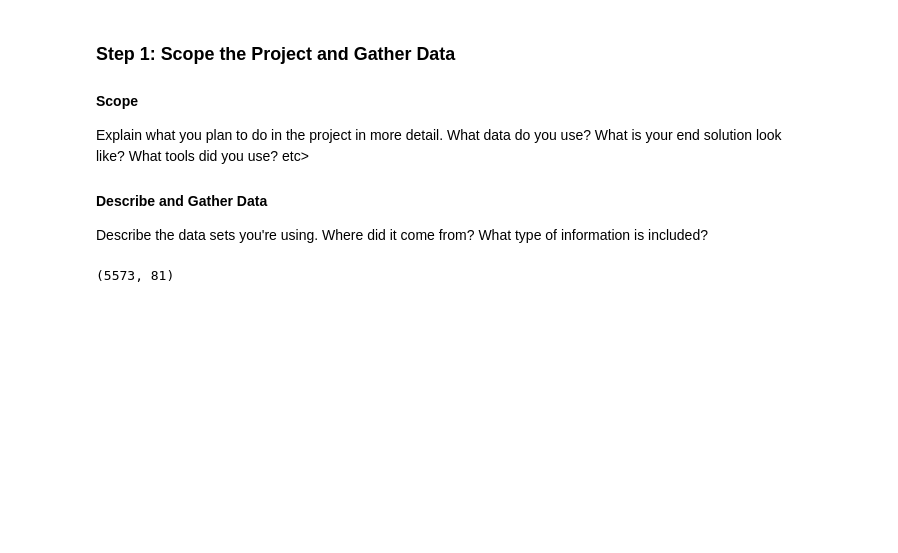
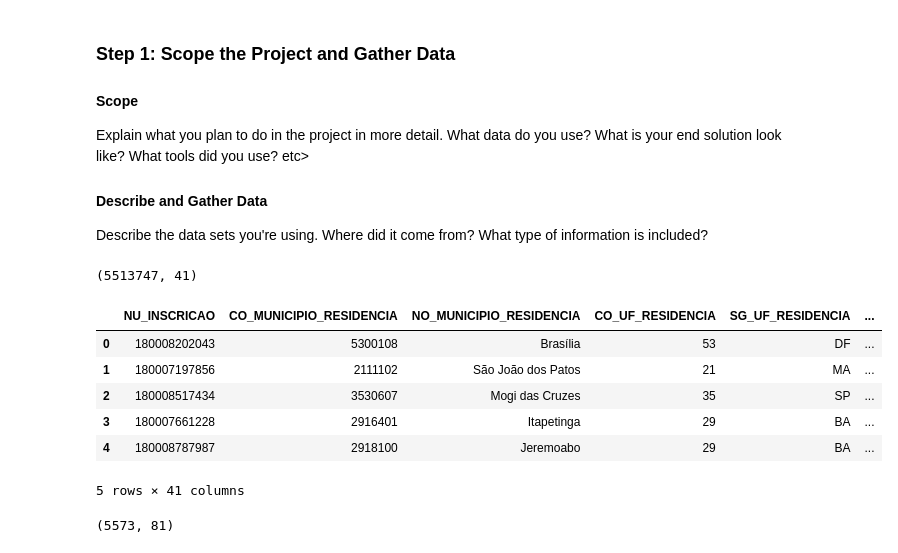
Before and after one commit to davidsondefaria/Capstone, a Jupyter notebook: Capstone Project Template.ipynb, the cells around one changed output. Drawn from its saved outputs; the diff is of its cells as text; code cells hidden in the pictures; blank space fills up the shorter version.

```diff
--- a/Capstone Project Template.ipynb
+++ b/Capstone Project Template.ipynb
@@ -24,17 +30,16 @@ This dataset is a compilation of several publicly available information about Br
 import re
 import os
 import psycopg2
-import requests
+# import requests
 import pandas as pd
+from etl import etl_process
 
 from datetime import datetime, timedelta
 
 brazil_cities_path = os.getcwd() + '/dataBrazil/brazil_cities.csv'
 brazil_cities_dictionary_path = os.getcwd() + '/dataBrazil/brazil_cities_dictionary.csv'
-brazil_cities_temperature_directory = os.getcwd() + '/dataBrazil/temperature/'
-enem_2014_path = os.getcwd() + '/dataBrazil/enem/'
-
-url_enem_2014 = 'http://download.inep.gov.br/microdados/microdados_enem2014.zip'
+enem_2018_path = os.getcwd() + '/dataBrazil/enem/enem_2018.csv'
+enem_2018_dictionary_path = os.getcwd() + '/dataBrazil/enem/enem_2018_dictionary.xlsx'
 # %% [markdown]
 ### Step 1: Scope the Project and Gather Data
 
@@ -51,3 +51,19 @@ enem2014_df = pd.read_csv()
+# %%
+enem2018_df = pd.read_csv(enem_2018_path, delimiter=";")
+enem2018_df.fillna(0, inplace=True)
+print(enem2018_df.shape)
+# %% [output]
+(5513747, 41)
+# %%
+enem2018_df.head()
+# %% [output]
+|  | NU_INSCRICAO | CO_MUNICIPIO_RESIDENCIA | NO_MUNICIPIO_RESIDENCIA | CO_UF_RESIDENCIA | SG_UF_RESIDENCIA | ... |
+| 0 | 180008202043 | 5300108 | Brasília | 53 | DF | ... |
+| 1 | 180007197856 | 2111102 | São João dos Patos | 21 | MA | ... |
+| 2 | 180008517434 | 3530607 | Mogi das Cruzes | 35 | SP | ... |
+| 3 | 180007661228 | 2916401 | Itapetinga | 29 | BA | ... |
+| 4 | 180008787987 | 2918100 | Jeremoabo | 29 | BA | ... |
+5 rows × 41 columns
 # %%
 # Read in the data here
 brazil_df = pd.read_csv(brazil_cities_path, delimiter=";")
```
Also changed, not shown: parts of 17 cells of this notebook, 15 other files.
